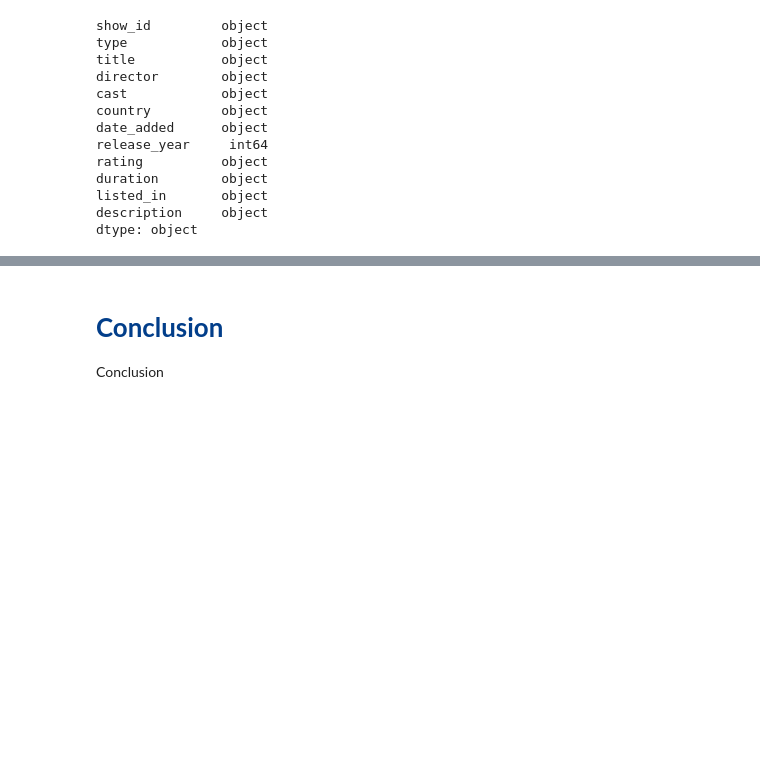
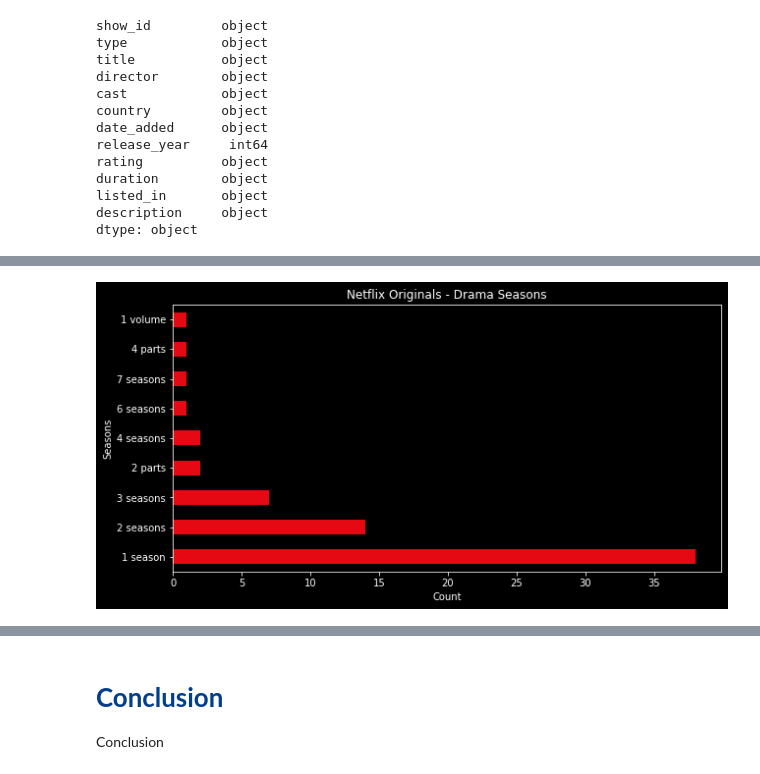
Before and after one commit to bhagirathbhard/Analysis-Netflix-Content-Library, a Jupyter notebook: A7_Netflix_Content_Analysis.ipynb, the cells around one changed output, grey strips where cells are left out. Drawn from its saved outputs; the diff is of its cells as text; code cells hidden in the pictures; blank space fills up the shorter version.

```diff
--- a/A7_Netflix_Content_Analysis.ipynb
+++ b/A7_Netflix_Content_Analysis.ipynb
@@ -358,0 +390,5 @@ Are they producing more seasons for their original shows now?
+# %%
+netflix_originals_drama_ds=pd.read_html(str(netflix_originals_drama_table))
+# convert list to dataframe
+netflix_originals_drama_ds=pd.DataFrame(netflix_originals_drama_ds[0])
+print(netflix_originals_drama_ds.head())
@@ -358,0 +412,7 @@ Are they producing more seasons for their original shows now?
+# %%
+#Drop notes column
+netflix_originals_drama_ds.drop(['Notes'], axis=1, inplace=True)
+# %%
+#Split Seasons Column into two columns
+netflix_originals_drama_ds[['Seasons_Only','Episodes']] = netflix_originals_drama_ds['Seasons'].str.split(',',expand=True)
+netflix_originals_drama_ds.head()
@@ -358,0 +426,5 @@ Are they producing more seasons for their original shows now?
+# %%
+#Convert Premiere column to datetime
+netflix_originals_drama_ds['Premiere'] = pd.to_datetime(netflix_originals_drama_ds['Premiere'])
+#Convert Finale column to datetime
+netflix_originals_drama_ds['Finale'] = pd.to_datetime(netflix_originals_drama_ds['Finale'])
@@ -358,0 +444,10 @@ Are they producing more seasons for their original shows now?
+# %%
+#Plot Netflix Originals Drama Seasons
+netflix_originals_drama_ds['Seasons_Only'].value_counts().plot(kind='barh', figsize=(10,5), color='#E50914')
+#Labeling
+plt.title('Netflix Originals - Drama Seasons')
+plt.xlabel('Count')
+plt.ylabel('Seasons')
+plt.show()
+# %% [output]
+[figure, added]
```
Also changed, not shown: parts of 34 cells of this notebook.
